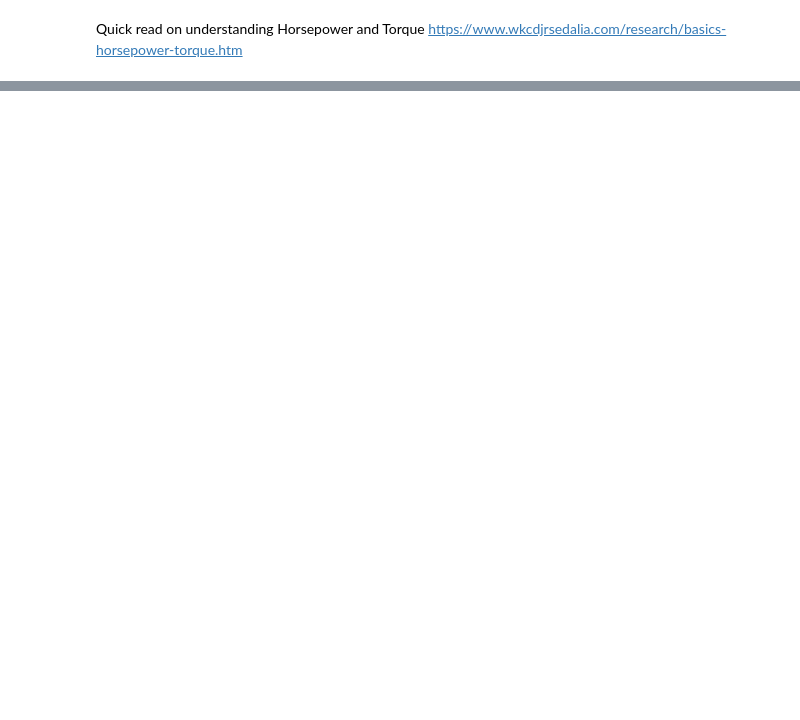
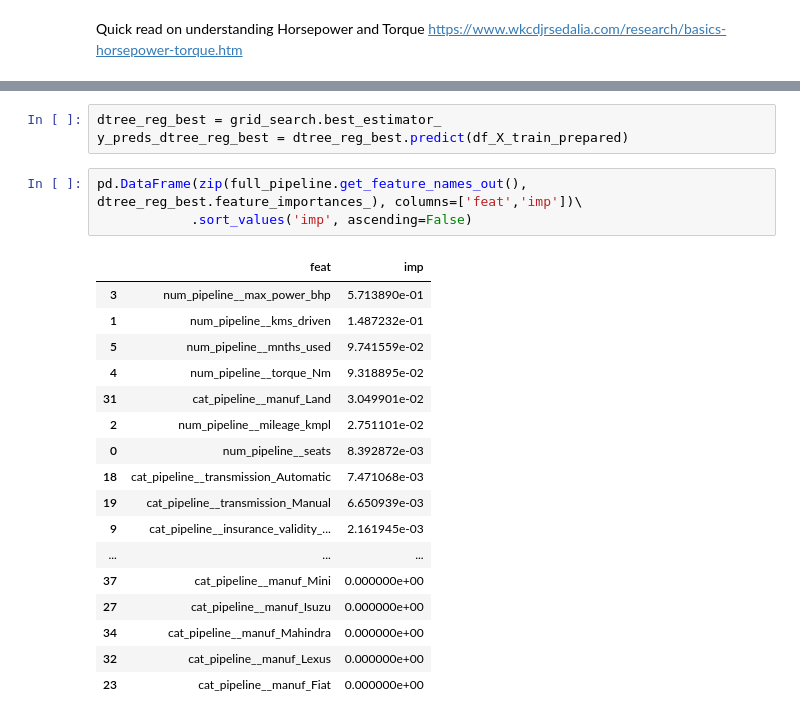
Before and after one commit to sandeepkavadi/ml, a Jupyter notebook: WIP/used_car_prices.ipynb, the cells around one changed output, grey strips where cells are left out. Cells and saved outputs as stored; diff of their text form; blank space fills up the shorter version.

```diff
--- a/WIP/used_car_prices.ipynb
+++ b/WIP/used_car_prices.ipynb
@@ -195,0 +291,24 @@ df[df.torque_Nm <= 100]
+# %%
+dtree_reg_best = grid_search.best_estimator_
+y_preds_dtree_reg_best = dtree_reg_best.predict(df_X_train_prepared)
+# %%
+pd.DataFrame(zip(full_pipeline.get_feature_names_out(), dtree_reg_best.feature_importances_), columns=['feat','imp'])\
+            .sort_values('imp', ascending=False)
+# %% [output]
+|  | feat | imp |
+| 3 | num_pipeline__max_power_bhp | 5.713890e-01 |
+| 1 | num_pipeline__kms_driven | 1.487232e-01 |
+| 5 | num_pipeline__mnths_used | 9.741559e-02 |
+| 4 | num_pipeline__torque_Nm | 9.318895e-02 |
+| 31 | cat_pipeline__manuf_Land | 3.049901e-02 |
+| 2 | num_pipeline__mileage_kmpl | 2.751101e-02 |
+| 0 | num_pipeline__seats | 8.392872e-03 |
+| 18 | cat_pipeline__transmission_Automatic | 7.471068e-03 |
+| 19 | cat_pipeline__transmission_Manual | 6.650939e-03 |
+| 9 | cat_pipeline__insurance_validity_... | 2.161945e-03 |
+| ... | ... | ... |
+| 37 | cat_pipeline__manuf_Mini | 0.000000e+00 |
+| 27 | cat_pipeline__manuf_Isuzu | 0.000000e+00 |
+| 34 | cat_pipeline__manuf_Mahindra | 0.000000e+00 |
+| 32 | cat_pipeline__manuf_Lexus | 0.000000e+00 |
+| 23 | cat_pipeline__manuf_Fiat | 0.000000e+00 |
```
Also changed, not shown: parts of 50 cells of this notebook, 2 other files.
